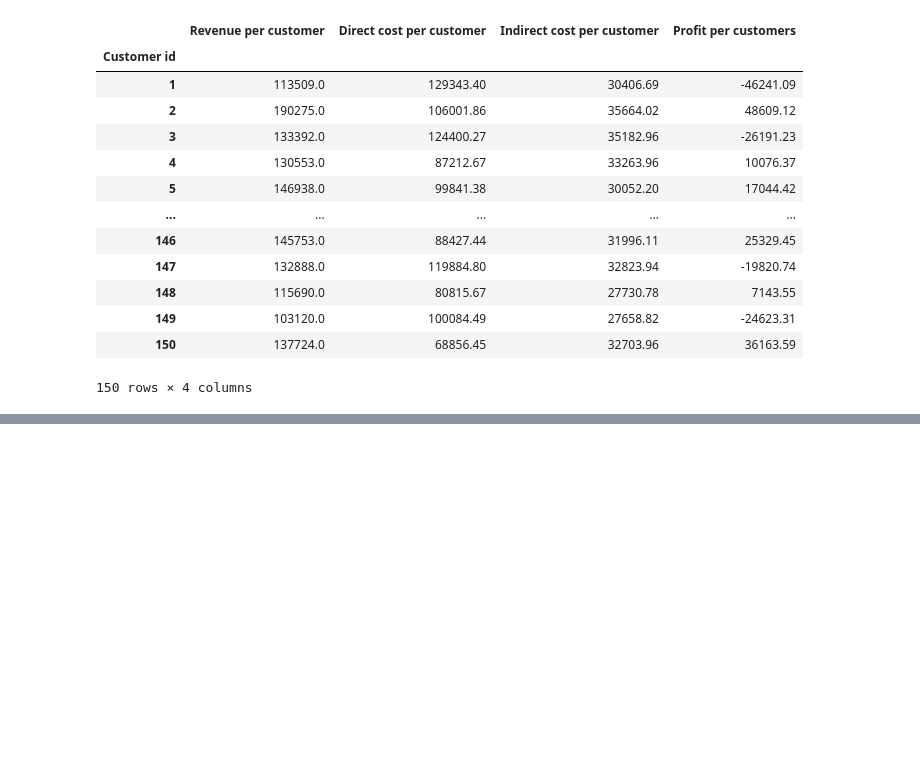
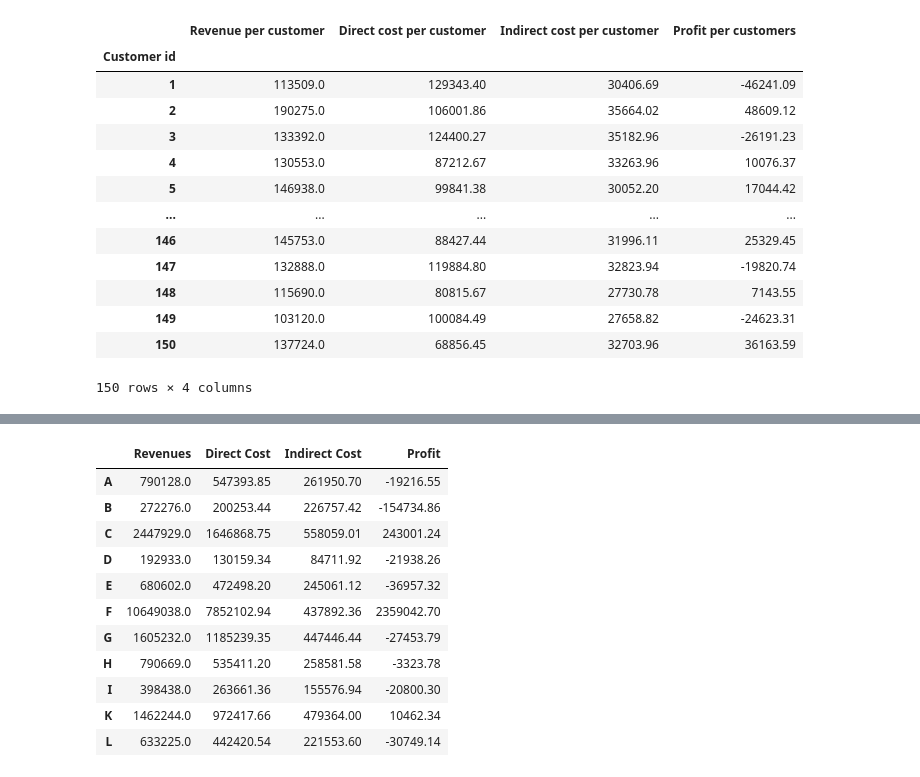
Before and after one commit to PaulineMalaguti/EBA3630, a Jupyter notebook: Customer Profitability Index/Problem 2/2customerprofitability.ipynb, the cells around one changed output, grey strips where cells are left out. Drawn from its saved outputs; the diff is of its cells as text; code cells hidden in the pictures; blank space fills up the shorter version.

```diff
--- a/Customer Profitability Index/Problem 2/2customerprofitability.ipynb
+++ b/Customer Profitability Index/Problem 2/2customerprofitability.ipynb
@@ -483,0 +568,26 @@ plt.plot(x,np.cumsum(y), label = 'Cummulative Profit')
+# %%
+profit = pd.DataFrame()
+revenues_prod = [item for sublist in revenues_product.values.tolist() for item in sublist]
+dc_prod = [item for sublist in direct_costs_product.values.tolist() for item in sublist]
+profit['Revenues'] = revenues_prod
+profit['Direct Cost'] = dc_prod
+profit['Indirect Cost'] = product_indirect_cost.loc['Total', :].values.tolist()
+
+profit['Profit'] = np.round(profit['Revenues'] - profit['Direct Cost'] - profit['Indirect Cost'],2)
+
+profit = profit.set_axis(products, axis=0, inplace=False)
+
+profit
+# %% [output]
+|  | Revenues | Direct Cost | Indirect Cost | Profit |
+| A | 790128.0 | 547393.85 | 261950.70 | -19216.55 |
+| B | 272276.0 | 200253.44 | 226757.42 | -154734.86 |
+| C | 2447929.0 | 1646868.75 | 558059.01 | 243001.24 |
+| D | 192933.0 | 130159.34 | 84711.92 | -21938.26 |
+| E | 680602.0 | 472498.20 | 245061.12 | -36957.32 |
+| F | 10649038.0 | 7852102.94 | 437892.36 | 2359042.70 |
+| G | 1605232.0 | 1185239.35 | 447446.44 | -27453.79 |
+| H | 790669.0 | 535411.20 | 258581.58 | -3323.78 |
+| I | 398438.0 | 263661.36 | 155576.94 | -20800.30 |
+| K | 1462244.0 | 972417.66 | 479364.00 | 10462.34 |
+| L | 633225.0 | 442420.54 | 221553.60 | -30749.14 |
```
Also changed, not shown: parts of 26 cells of this notebook.
